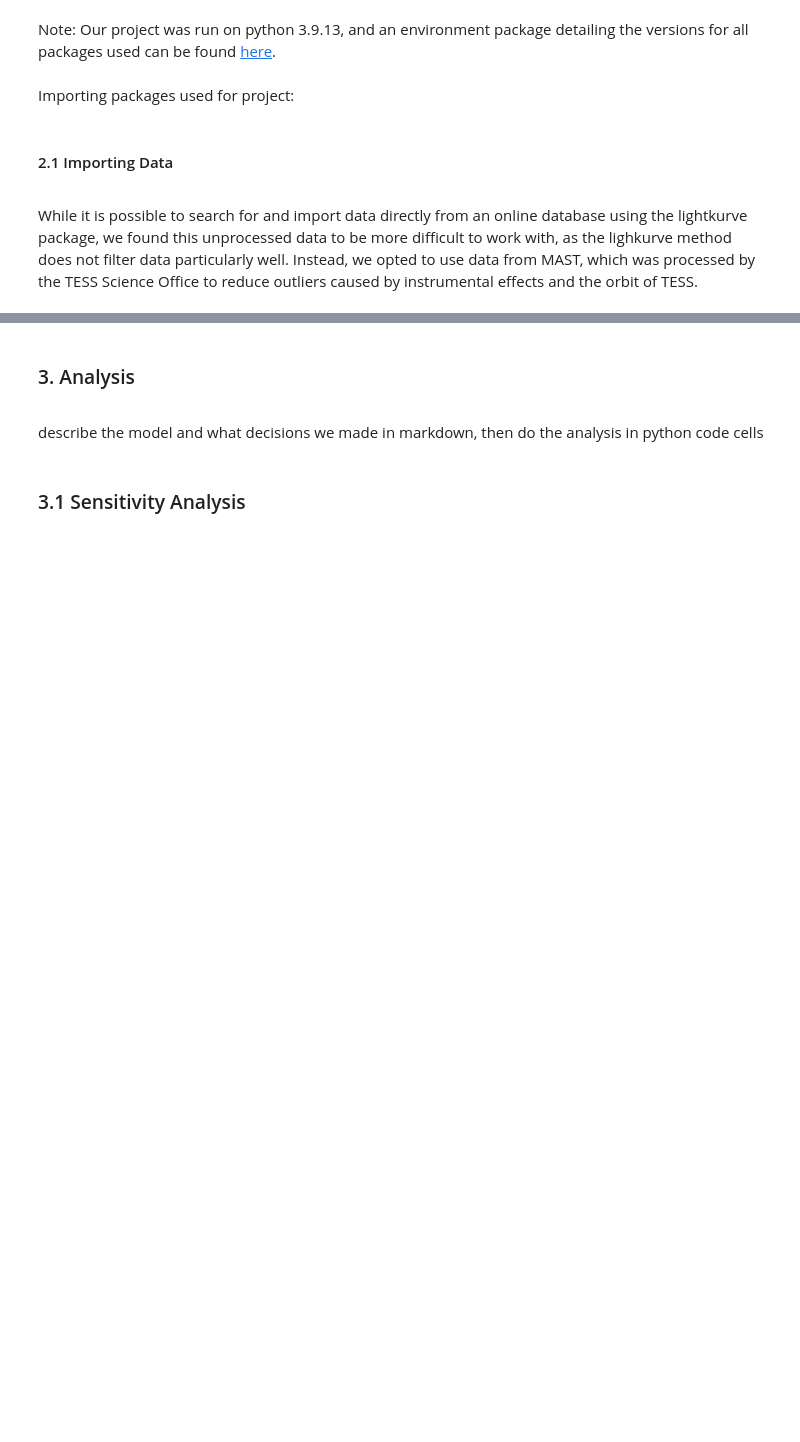
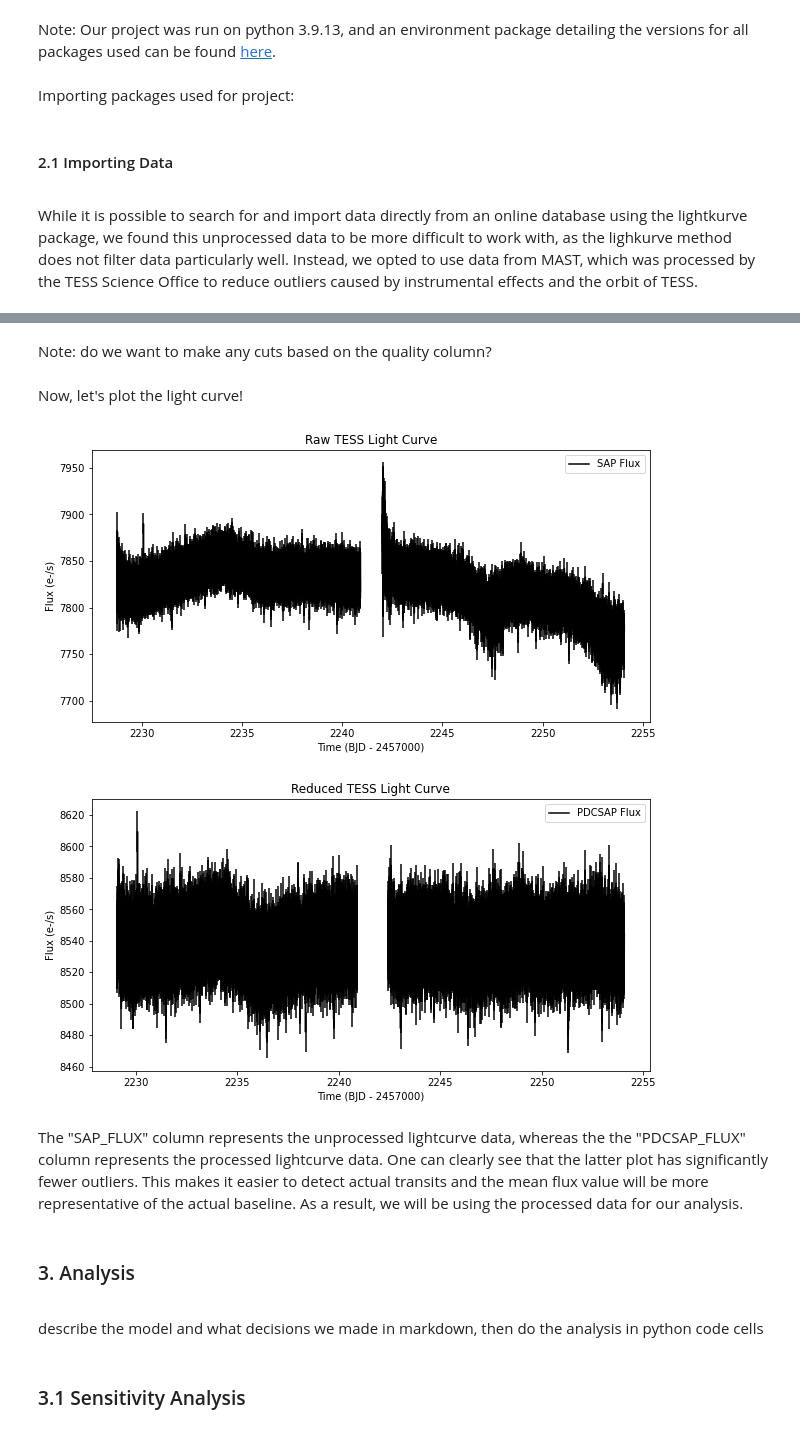
Before and after one commit to tylerbarna/AST5731-projects, a Jupyter notebook: Project1.ipynb, the cells around one changed output, grey strips where cells are left out. Drawn from its saved outputs; the diff is of its cells as text; code cells hidden in the pictures; blank space fills up the shorter version.

Commit message:
added Alex notebook
added Alex's notebook as alex.ipynb. Also plotted the data in the notebook

```diff
--- a/Project1.ipynb
+++ b/Project1.ipynb
@@ -116,3 +122,24 @@ memory usage: 1.7 MB
+# %% [markdown]
+Note: do we want to make any cuts based on the quality column?
+# %% [markdown]
+Now, let's plot the light curve!
+# %%
+## plot raw flux data (sap_flux)
+df.plot(x='TIME', y='SAP_FLUX', yerr='SAP_FLUX_ERR', figsize=(10,5), color='black', label='SAP Flux', title='Raw TESS Light Curve')
+plt.xlabel('Time (BJD - 2457000)');
+plt.ylabel('Flux (e-/s)');
+plt.show();
+
+## plot the reduced data (pdcsap_flux)
+df.plot(x='TIME', y='PDCSAP_FLUX', yerr='PDCSAP_FLUX_ERR', figsize=(10,5), color='black', label='PDCSAP Flux', title='Reduced TESS Light Curve')
+plt.xlabel('Time (BJD - 2457000)');
+plt.ylabel('Flux (e-/s)');
+plt.show();
+# %% [output]
+[figure, added]
+[figure, added]
+# %% [markdown]
+The "SAP_FLUX" column represents the unprocessed lightcurve data, whereas the the "PDCSAP_FLUX" column represents the processed lightcurve data. One can clearly see that the latter plot has significantly fewer outliers. This makes it easier to detect actual transits and the mean flux value will be more representative of the actual baseline. As a result, we will be using the processed data for our analysis.
 # %% [markdown]
 ### 3. Analysis
 <a id='analysis'></a>
```
Also changed, not shown: parts of 1 cell of this notebook.
